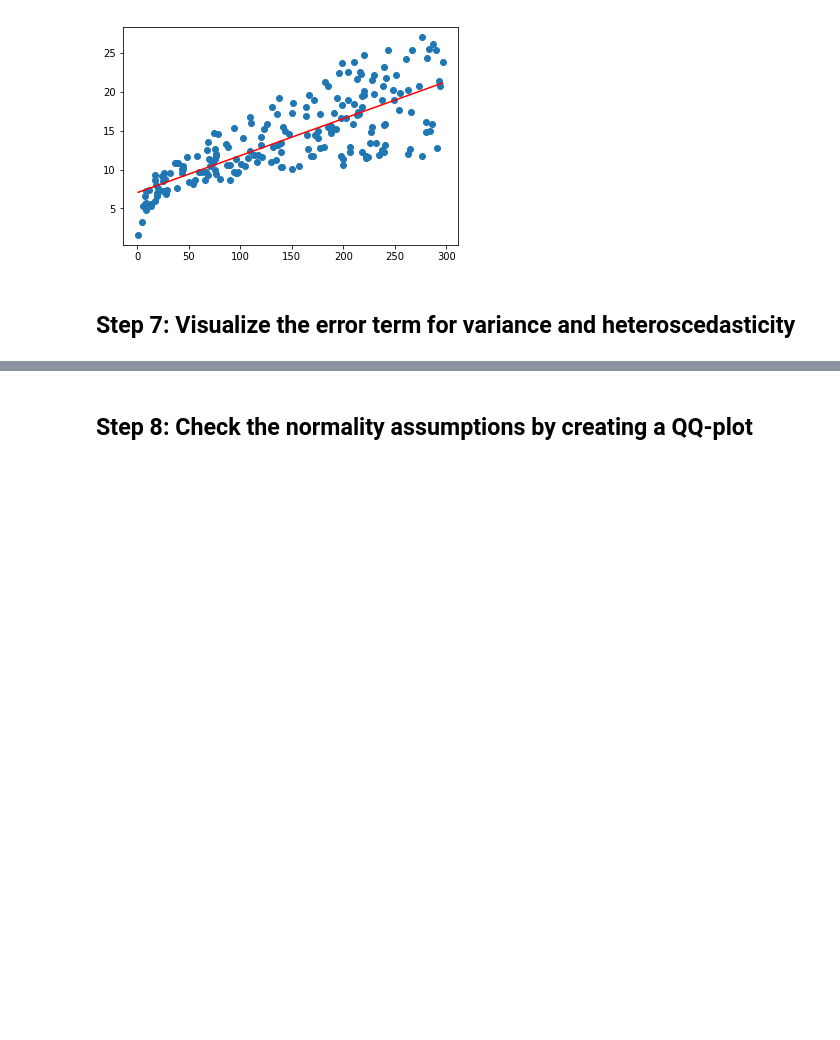
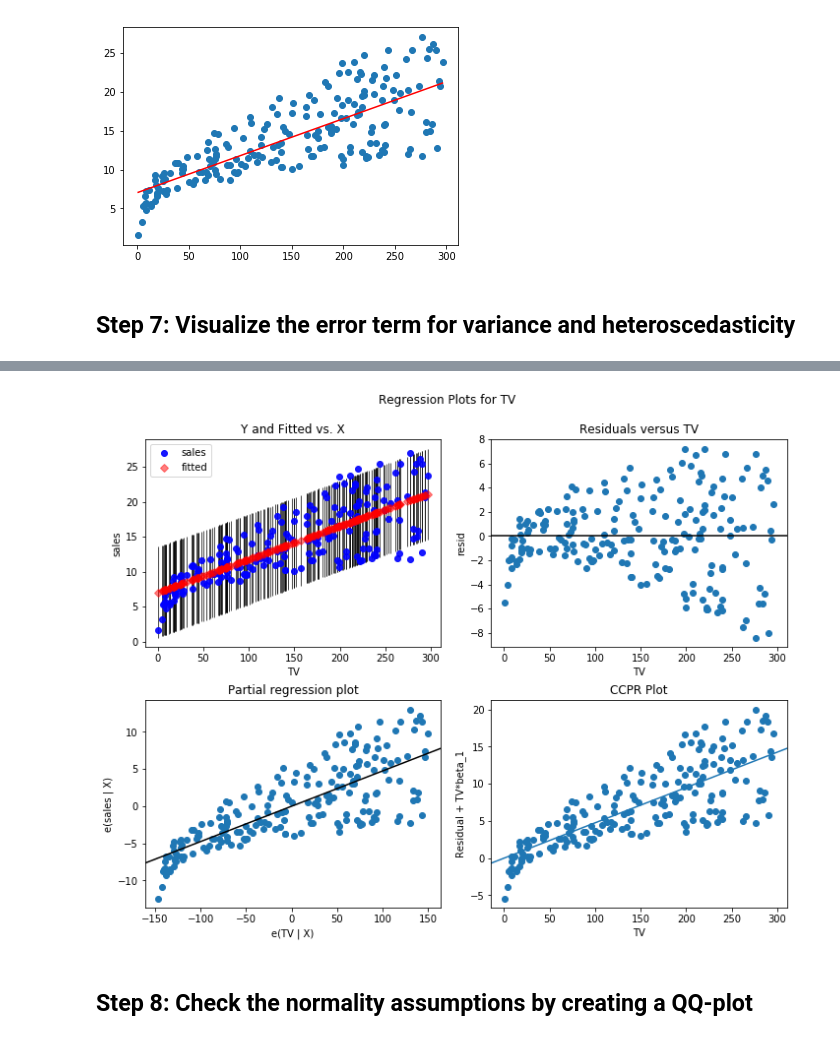
Before and after one commit to Mcllstr/dsc-ols-statsmodels-lab-dc-ds-060319, a Jupyter notebook: index.ipynb, the cells around one changed output, grey strips where cells are left out. Drawn from its saved outputs; the diff is of its cells as text; code cells hidden in the pictures; blank space fills up the shorter version.

```diff
--- a/index.ipynb
+++ b/index.ipynb
@@ -166,5 +166,5 @@ plt.plot(new_df.TV, predictions, color='red')
 ## Step 7: Visualize the error term for variance and heteroscedasticity
 # %%
 fig=plt.figure(figsize=(10,8))
-fig = sm.graphics.plot_regress_exog(model, 'TV' fig=fig)
+fig = sm.graphics.plot_regress_exog(model, 'TV', fig=fig)
 # %% [output]
@@ -172,3 +171,4 @@ SyntaxError: invalid syntax (<ipython-input-43-0b80f473a2f2>, line 2)
+[figure, added]
 # %%
 # Record Your observations on heteroscedasticity
 # %% [markdown]
```
Also changed, not shown: parts of 1 cell of this notebook.
